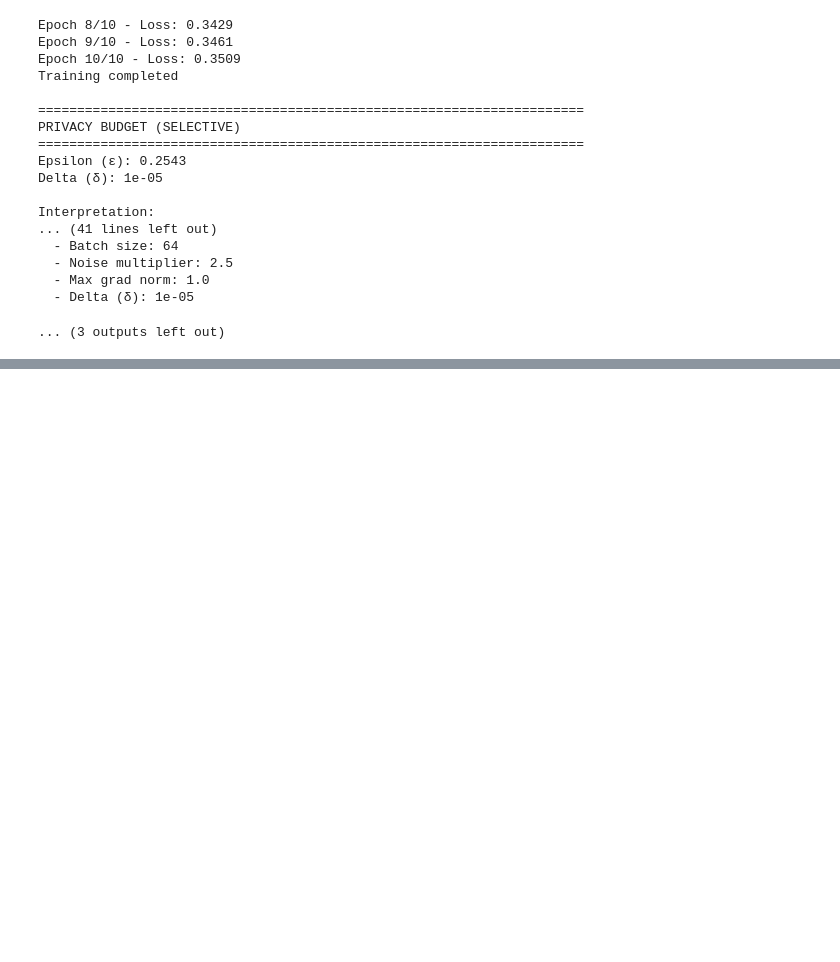
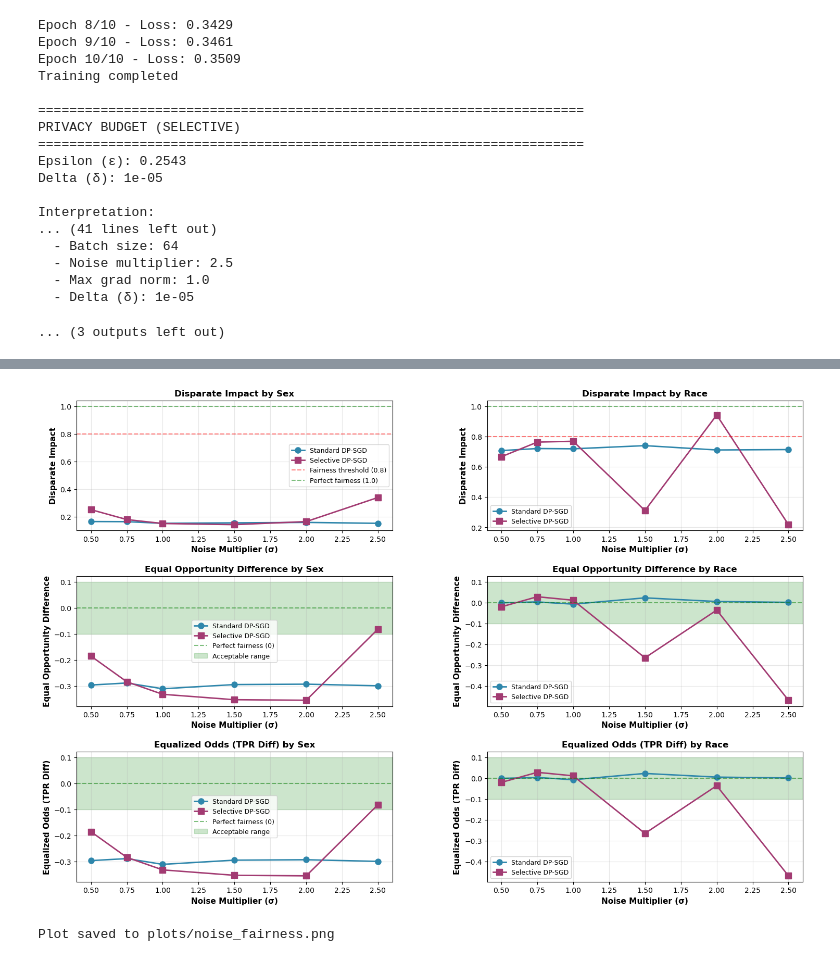
Before and after one commit to Enrico-Madani1/S-DP-SGD_Data259, a Jupyter notebook: Project_DATA259.ipynb, the cells around one changed output, grey strips where cells are left out. Saved outputs shown, nothing was run; the diff lists cells and outputs as text; code cells hidden in the pictures; blank space fills up the shorter version.

```diff
--- a/Project_DATA259.ipynb
+++ b/Project_DATA259.ipynb
@@ -1650,0 +1793,6 @@ Plot saved to plots/noise_accuracy.png
+# %%
+# Fairness metrics across noise levels
+plot_noise_fairness(noise_results, save_path='plots/noise_fairness.png')
+# %% [output]
+[figure, added]
+Plot saved to plots/noise_fairness.png
```
Also changed, not shown: parts of 3 cells of this notebook.
